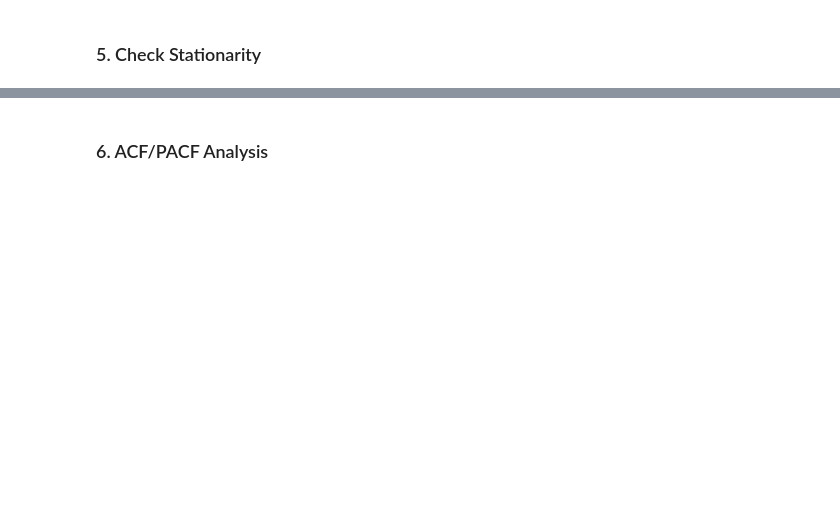
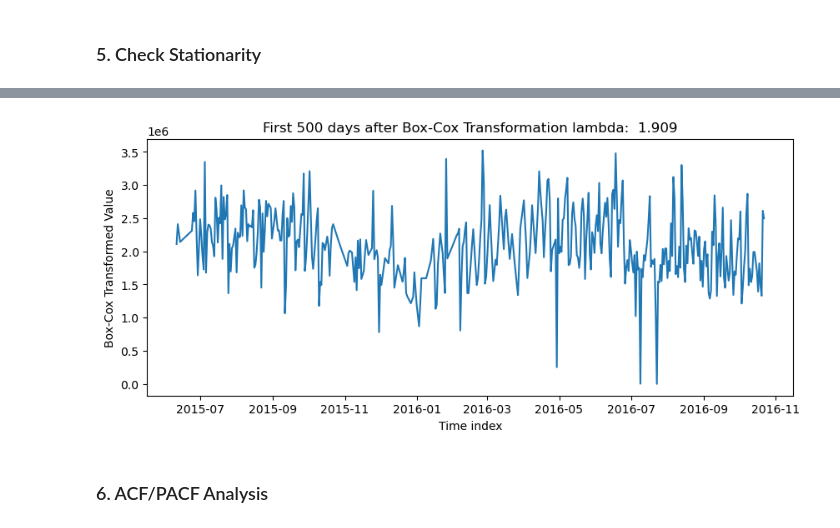
Before and after one commit to Christopher-Orellana/metro_traffic_forecasting, a Jupyter notebook: notebooks/01_arima_model.ipynb, the cells around one changed output, grey strips where cells are left out. Cells and saved outputs as stored; diff of their text form; code cells hidden in the pictures; blank space fills up the shorter version.

```diff
--- a/notebooks/01_arima_model.ipynb
+++ b/notebooks/01_arima_model.ipynb
@@ -194,11 +319,14 @@ y_pos = y + 1
 # Apply Box-cox
 y_bc, lam = boxcox(y_pos)
 # %%
-# Check that box-Cox transformation reduced variance, and what level of lambda is optimal
-plt.plot(y_bc[:500])
-plt.title(f'First 500 hours after Box-Cox Transformation lambda: {lam: .3f}')
+# Check that box-Cox transformation reduced variance, and what level of lambda is optimal: 1.9 - raises values roughly to the power of 2
+plt.figure(figsize=(10, 4))
+plt.plot(df_daily.index[:500], y_bc[:500])
+plt.title(f'First 500 days after Box-Cox Transformation lambda: {lam: .3f}')
 plt.xlabel('Time index')
 plt.ylabel('Box-Cox Transformed Value')
 plt.show()
+# %% [output]
+[figure, added]
 # %% [markdown]
 ### 6. ACF/PACF Analysis
```
Also changed, not shown: parts of 46 cells of this notebook.
